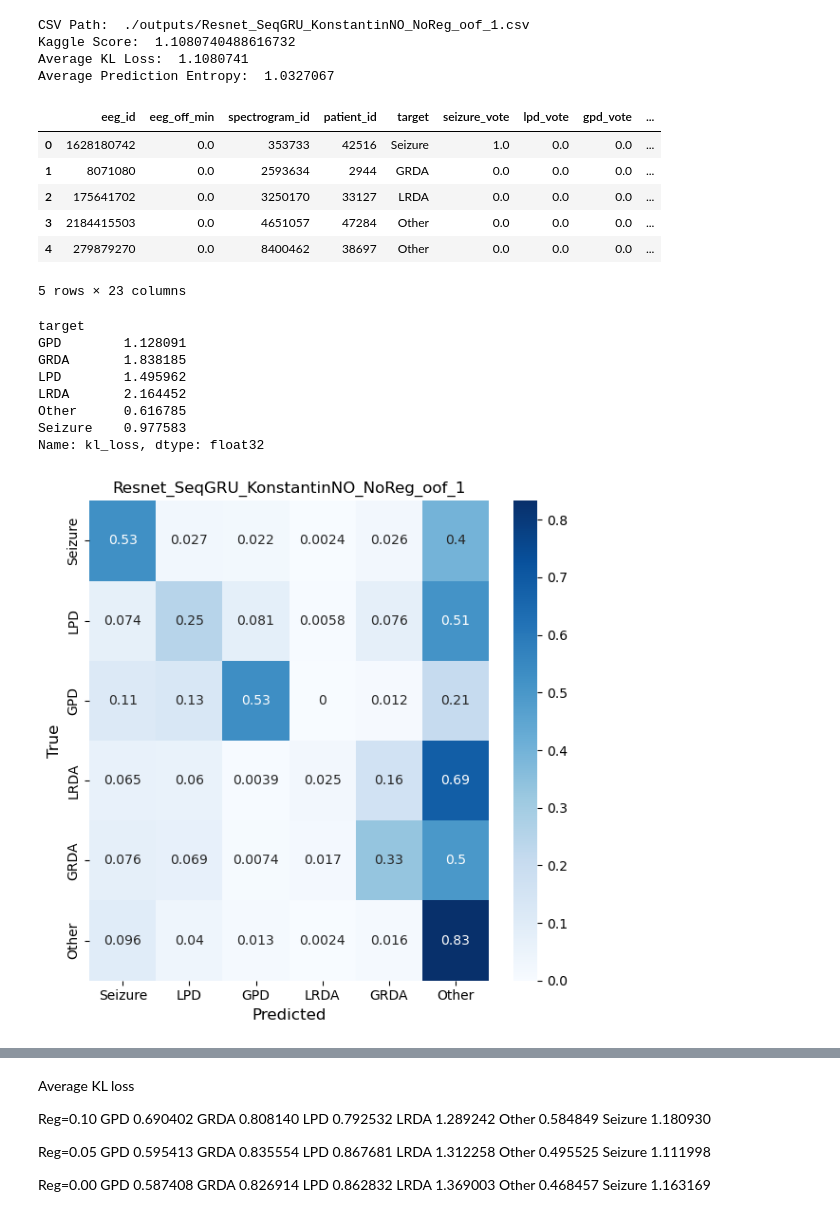
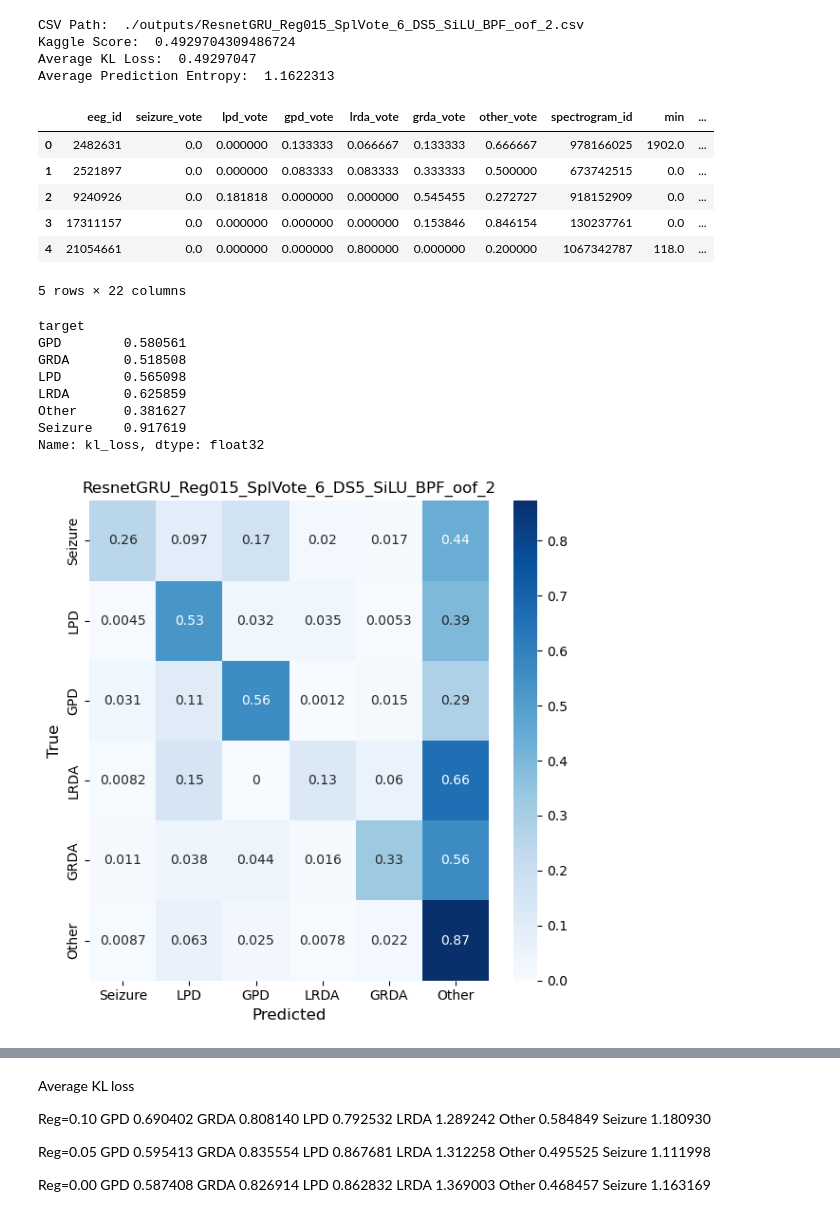
Before and after one commit to AzimuthLI/kaggle_hms, a Jupyter notebook: visualize_oof.ipynb, the cells around one changed output, grey strips where cells are left out. Cells and saved outputs as stored; diff of their text form; code cells hidden in the pictures.

```diff
--- a/visualize_oof.ipynb
+++ b/visualize_oof.ipynb
@@ -71,52 +71,52 @@ def analyze_oof(oof_csv, select_fold=None):
 
     return oof_df
 # %%
-csv_path = './outputs/Resnet_SeqGRU_KonstantinNO_NoReg_oof_1.csv'
+csv_path = './outputs/ResnetGRU_Reg015_SplVote_6_DS5_SiLU_BPF_oof_2.csv'
 print("CSV Path: ", csv_path)
 
 oof_df = analyze_oof(csv_path, select_fold=None)
 
 print("Kaggle Score: ", calc_kaggle_score(oof_df))
 print("Average KL Loss: ", oof_df["kl_loss"].mean())
 
 pred_entropy = oof_df[TARGETS_PRED].apply(lambda x: entropy(x), axis=1)
 print("Average Prediction Entropy: ", pred_entropy.mean())
 
 display(oof_df.head())
 
 print(oof_df.groupby(['target'])['kl_loss'].mean())
 
 # plot confusion matrix
 cm = confusion_matrix(oof_df['target_id'], oof_df['target_pred']) # (y_true, y_pred)
 cm = cm / cm.sum(axis=1)[:, np.newaxis]
 
 fig = plt.figure(figsize=(6, 6))
 sns.heatmap(cm, annot=True, cmap='Blues', xticklabels=TARGET2ID.keys(), yticklabels=TARGET2ID.keys())
 plt.xlabel('Predicted', fontsize=12)
 plt.ylabel('True', fontsize=12)
 plt.title(csv_path.split('/')[-1].split('.')[0], fontsize=12)
 fig.tight_layout()
 fig.savefig(f"./outputs/{csv_path.split('/')[-1].split('.')[0]}_CM.png")
 plt.show()
 # %% [output]
-CSV Path:  ./outputs/Resnet_SeqGRU_KonstantinNO_NoReg_oof_1.csv
-Kaggle Score:  1.1080740488616732
-Average KL Loss:  1.1080741
-Average Prediction Entropy:  1.0327067
+CSV Path:  ./outputs/ResnetGRU_Reg015_SplVote_6_DS5_SiLU_BPF_oof_2.csv
+Kaggle Score:  0.4929704309486724
+Average KL Loss:  0.49297047
+Average Prediction Entropy:  1.1622313
-|  | eeg_id | eeg_off_min | spectrogram_id | patient_id | target | seizure_vote | lpd_vote | gpd_vote | ... |
-| 0 | 1628180742 | 0.0 | 353733 | 42516 | Seizure | 1.0 | 0.0 | 0.0 | ... |
-| 1 | 8071080 | 0.0 | 2593634 | 2944 | GRDA | 0.0 | 0.0 | 0.0 | ... |
-| 2 | 175641702 | 0.0 | 3250170 | 33127 | LRDA | 0.0 | 0.0 | 0.0 | ... |
-| 3 | 2184415503 | 0.0 | 4651057 | 47284 | Other | 0.0 | 0.0 | 0.0 | ... |
-| 4 | 279879270 | 0.0 | 8400462 | 38697 | Other | 0.0 | 0.0 | 0.0 | ... |
+|  | eeg_id | seizure_vote | lpd_vote | gpd_vote | lrda_vote | grda_vote | other_vote | spectrogram_id | min | ... |
+| 0 | 2482631 | 0.0 | 0.000000 | 0.133333 | 0.066667 | 0.133333 | 0.666667 | 978166025 | 1902.0 | ... |
+| 1 | 2521897 | 0.0 | 0.000000 | 0.083333 | 0.083333 | 0.333333 | 0.500000 | 673742515 | 0.0 | ... |
+| 2 | 9240926 | 0.0 | 0.181818 | 0.000000 | 0.000000 | 0.545455 | 0.272727 | 918152909 | 0.0 | ... |
+| 3 | 17311157 | 0.0 | 0.000000 | 0.000000 | 0.000000 | 0.153846 | 0.846154 | 130237761 | 0.0 | ... |
+| 4 | 21054661 | 0.0 | 0.000000 | 0.000000 | 0.800000 | 0.000000 | 0.200000 | 1067342787 | 118.0 | ... |
-5 rows × 23 columns
+5 rows × 22 columns
 target
-GPD        1.128091
-GRDA       1.838185
-LPD        1.495962
-LRDA       2.164452
-Other      0.616785
-Seizure    0.977583
+GPD        0.580561
+GRDA       0.518508
+LPD        0.565098
+LRDA       0.625859
+Other      0.381627
+Seizure    0.917619
 Name: kl_loss, dtype: float32
-[figure, old version]
+[figure, new version]
 # %%
```
Also changed, not shown: parts of 2 cells of this notebook, 1 other file.
